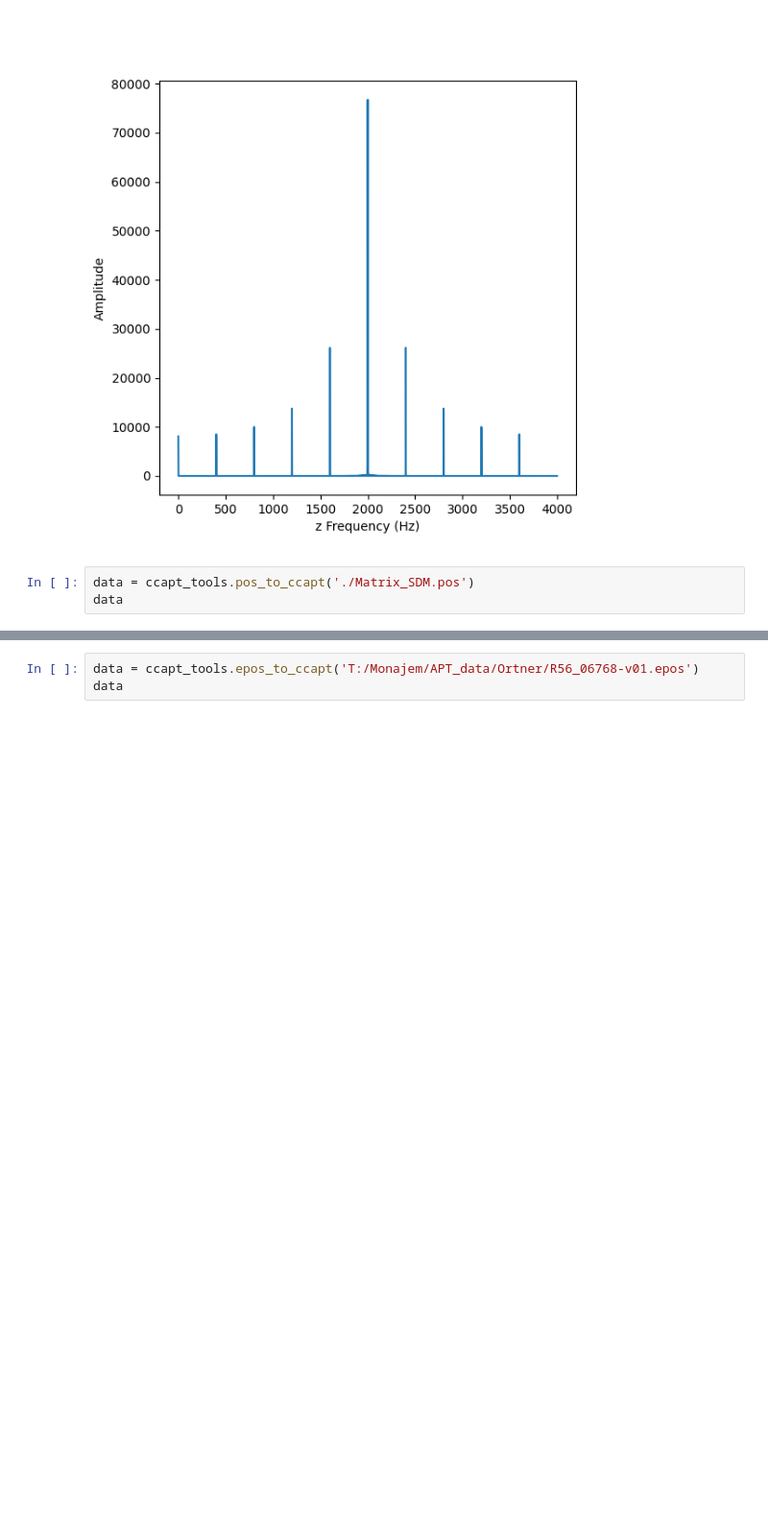
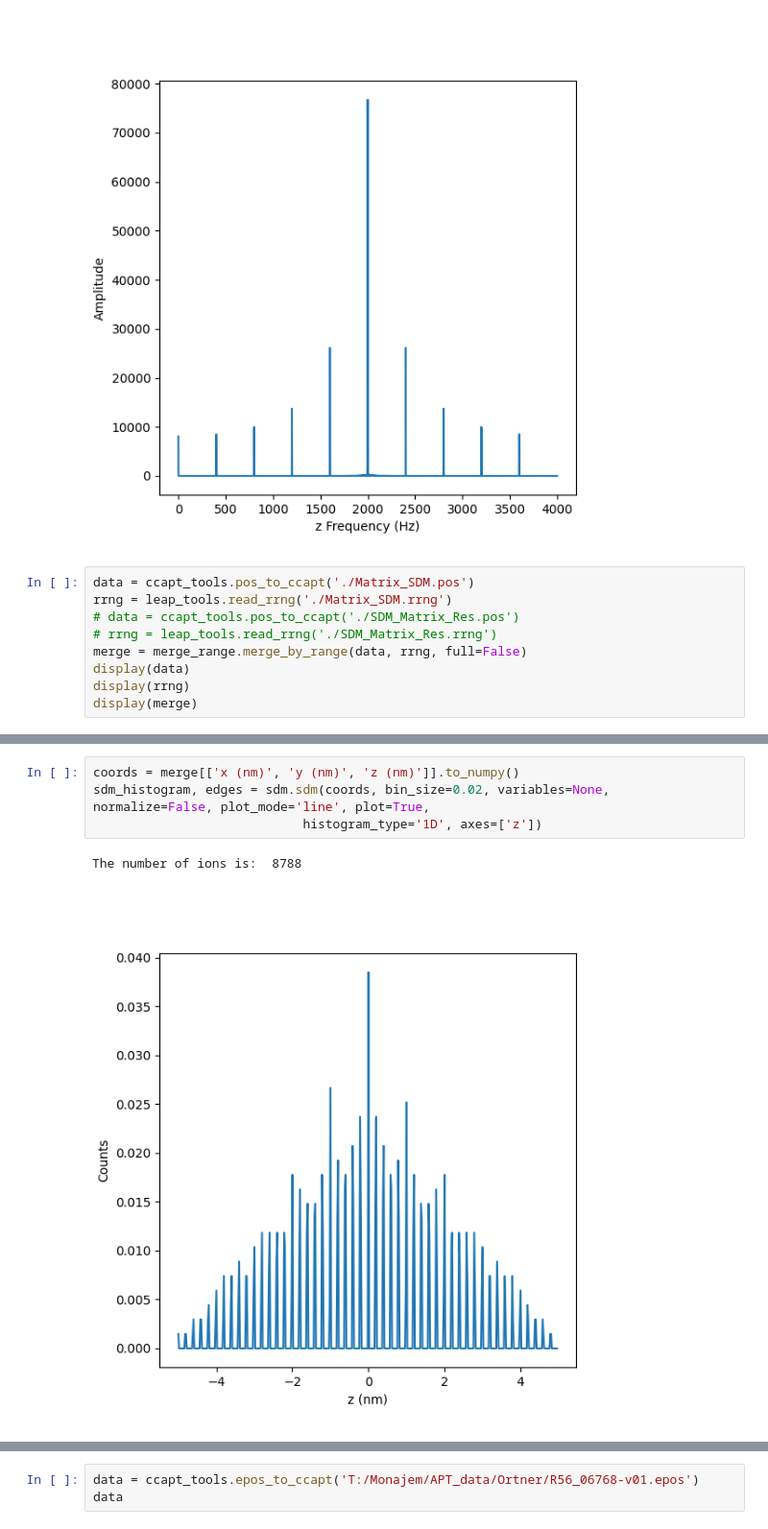
Before and after one commit to mmonajem/pyoxcart, a Jupyter notebook: pyccapt/calibration/tutorials/jupyter_files/sdm_tdf_fft.ipynb, the cells around one changed output, grey strips where cells are left out. Shown at 96% size. Drawn from its saved outputs; the diff is of its cells as text; blank space fills up the shorter version.

```diff
--- a/pyccapt/calibration/tutorials/jupyter_files/sdm_tdf_fft.ipynb
+++ b/pyccapt/calibration/tutorials/jupyter_files/sdm_tdf_fft.ipynb
@@ -112,7 +113,13 @@ fft_1 = fft.fft(coords, d=0.1, variables=None, normalize=False, reference_point=
 [figure]
 # %%
 data = ccapt_tools.pos_to_ccapt('./Matrix_SDM.pos')
-data
+rrng = leap_tools.read_rrng('./Matrix_SDM.rrng')
+# data = ccapt_tools.pos_to_ccapt('./SDM_Matrix_Res.pos')
+# rrng = leap_tools.read_rrng('./SDM_Matrix_Res.rrng')
+merge = merge_range.merge_by_range(data, rrng, full=False)
+display(data)
+display(rrng)
+display(merge)
 # %% [output]
 |  | x (nm) | y (nm) | z (nm) | mc (Da) | mc_uc (Da) | high_voltage (V) | pulse | t (ns) | t_c (ns) | ... |
 | 0 | 0.0 | 0.0 | 0.0 | 30.957636 | 0.0 | 0.0 | 0.0 | 0.0 | 0.0 | ... |
@@ -129,0 +155,7 @@ data
+# %%
+coords = merge[['x (nm)', 'y (nm)', 'z (nm)']].to_numpy()
+sdm_histogram, edges = sdm.sdm(coords, bin_size=0.02, variables=None, normalize=False, plot_mode='line', plot=True,
+                            histogram_type='1D', axes=['z'])
+# %% [output]
+The number of ions is:  8788
+[figure, added]
```
Also changed, not shown: parts of 5 cells of this notebook, 10 other files.
